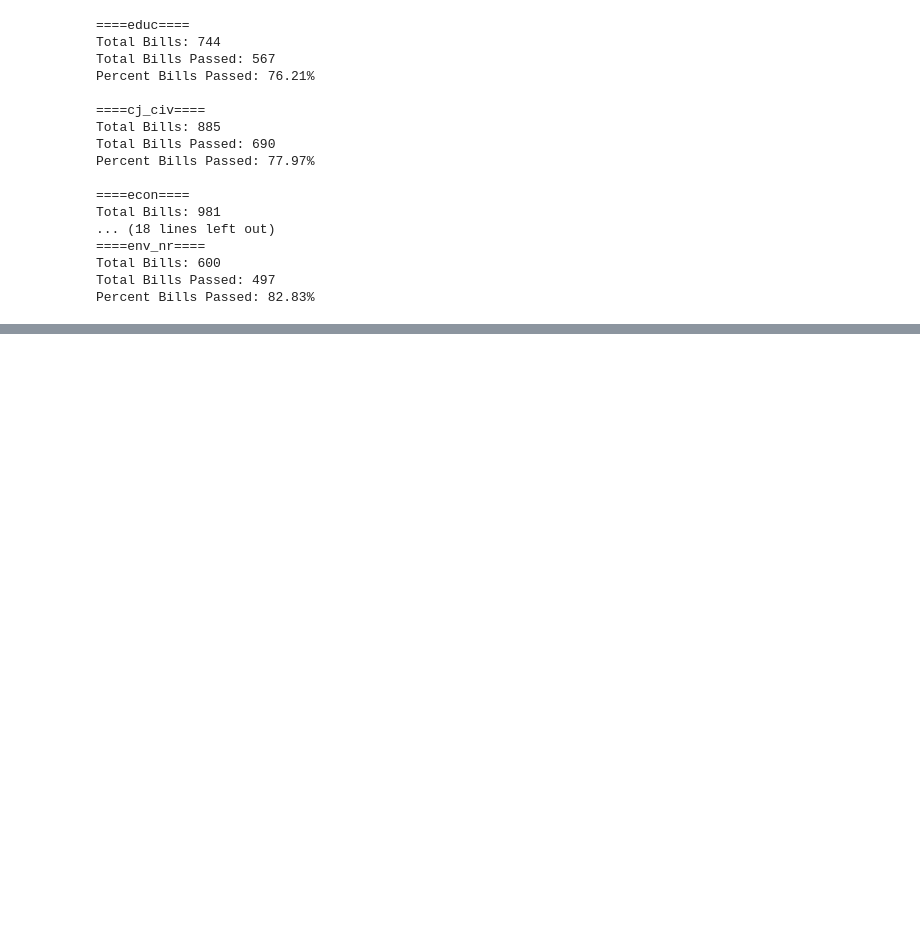
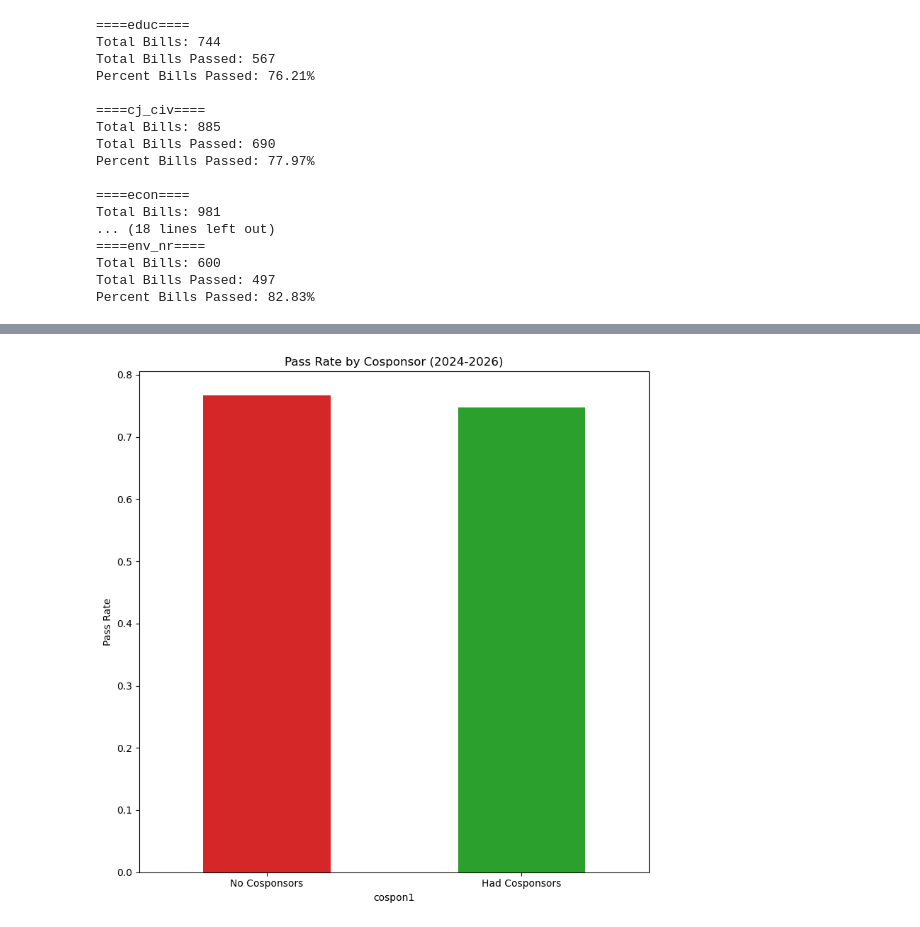
Before and after one commit to gabriellag25/research_capstone, a Jupyter notebook: explore.ipynb, the cells around one changed output, grey strips where cells are left out. Cells and saved outputs as stored; diff of their text form; code cells hidden in the pictures; blank space fills up the shorter version.

```diff
--- a/explore.ipynb
+++ b/explore.ipynb
@@ -101,0 +159,17 @@ plt.show()
+# %%
+# cosponsor special
+
+fig, axs = plt.subplots(1,1, figsize=(8,8))
+
+# consponsor status
+mask = df_bills['session_year'] >= 2023
+ax=axs
+df_bills[mask].groupby('cospon1')['passed'].mean().plot(kind='bar', ax=ax, color = [tr, tg])
+ax.set_title('Pass Rate by Cosponsor (2024-2026)')
+ax.set_xticklabels(['No Cosponsors', 'Had Cosponsors'], rotation=0)
+ax.set_ylabel('Pass Rate')
+
+plt.tight_layout()
+plt.show()
+# %% [output]
+[figure, added]
```
Also changed, not shown: parts of 5 cells of this notebook, 2 other files.
